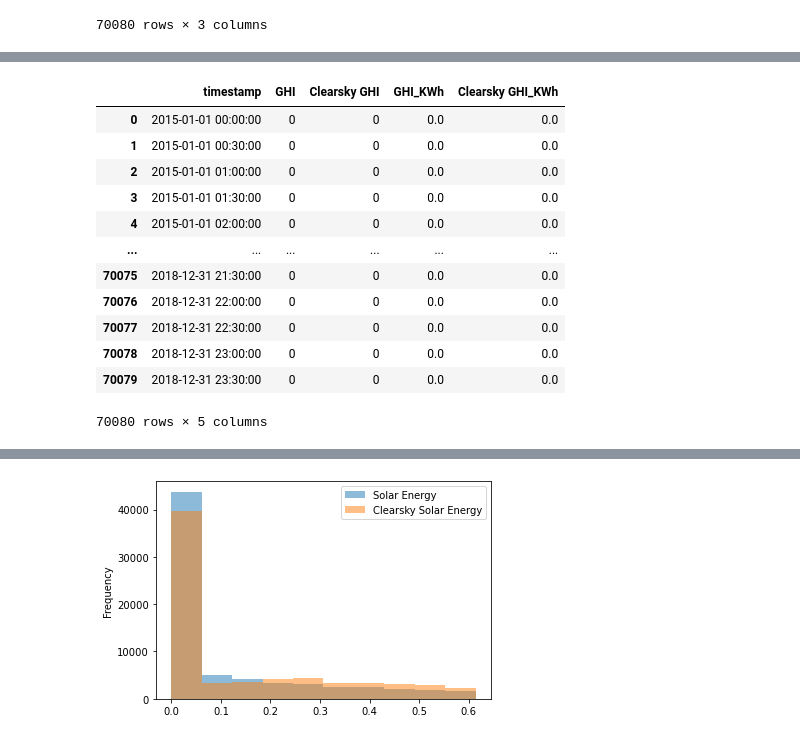
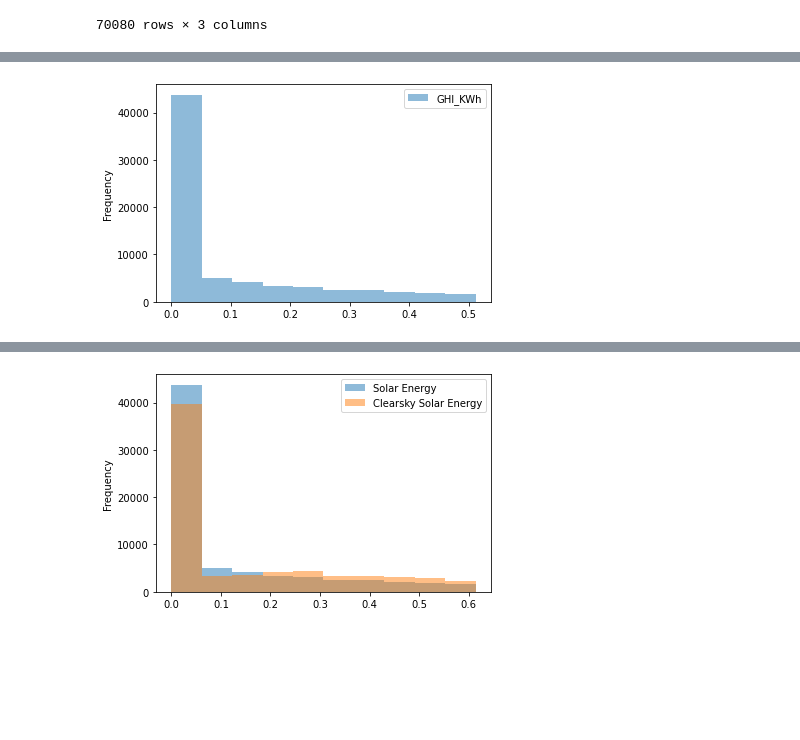
Before and after one commit to rishabhjain1997/Energy-Datasets, a Jupyter notebook: energy_generation.ipynb, the cells around one changed output, grey strips where cells are left out. Saved outputs shown, nothing was run; the diff lists cells and outputs as text; code cells hidden in the pictures; blank space fills up the shorter version.

```diff
--- a/energy_generation.ipynb
+++ b/energy_generation.ipynb
@@ -80,19 +125,7 @@ solar_df['Clearsky GHI_KWh'] = solar_df['Clearsky GHI'] * 0.5 / 1000
-# %%
-solar_df
-# %% [output]
-|  | timestamp | GHI | Clearsky GHI | GHI_KWh | Clearsky GHI_KWh |
-| 0 | 2015-01-01 00:00:00 | 0 | 0 | 0.0 | 0.0 |
-| 1 | 2015-01-01 00:30:00 | 0 | 0 | 0.0 | 0.0 |
-| 2 | 2015-01-01 01:00:00 | 0 | 0 | 0.0 | 0.0 |
-| 3 | 2015-01-01 01:30:00 | 0 | 0 | 0.0 | 0.0 |
-| 4 | 2015-01-01 02:00:00 | 0 | 0 | 0.0 | 0.0 |
-| ... | ... | ... | ... | ... | ... |
-| 70075 | 2018-12-31 21:30:00 | 0 | 0 | 0.0 | 0.0 |
-| 70076 | 2018-12-31 22:00:00 | 0 | 0 | 0.0 | 0.0 |
-| 70077 | 2018-12-31 22:30:00 | 0 | 0 | 0.0 | 0.0 |
-| 70078 | 2018-12-31 23:00:00 | 0 | 0 | 0.0 | 0.0 |
-| 70079 | 2018-12-31 23:30:00 | 0 | 0 | 0.0 | 0.0 |
-70080 rows × 5 columns
+# %%
+ax = solar_df[['GHI_KWh']].plot.hist(alpha=0.5)
+# %% [output]
+[figure, added]
 # %%
 #ax = solar_df[['GHI_KWh','Clearsky GHI_KWh']].plot.hist(alpha=0.5)
 # %%
```
Also changed, not shown: parts of 20 cells of this notebook, 1 other file.
